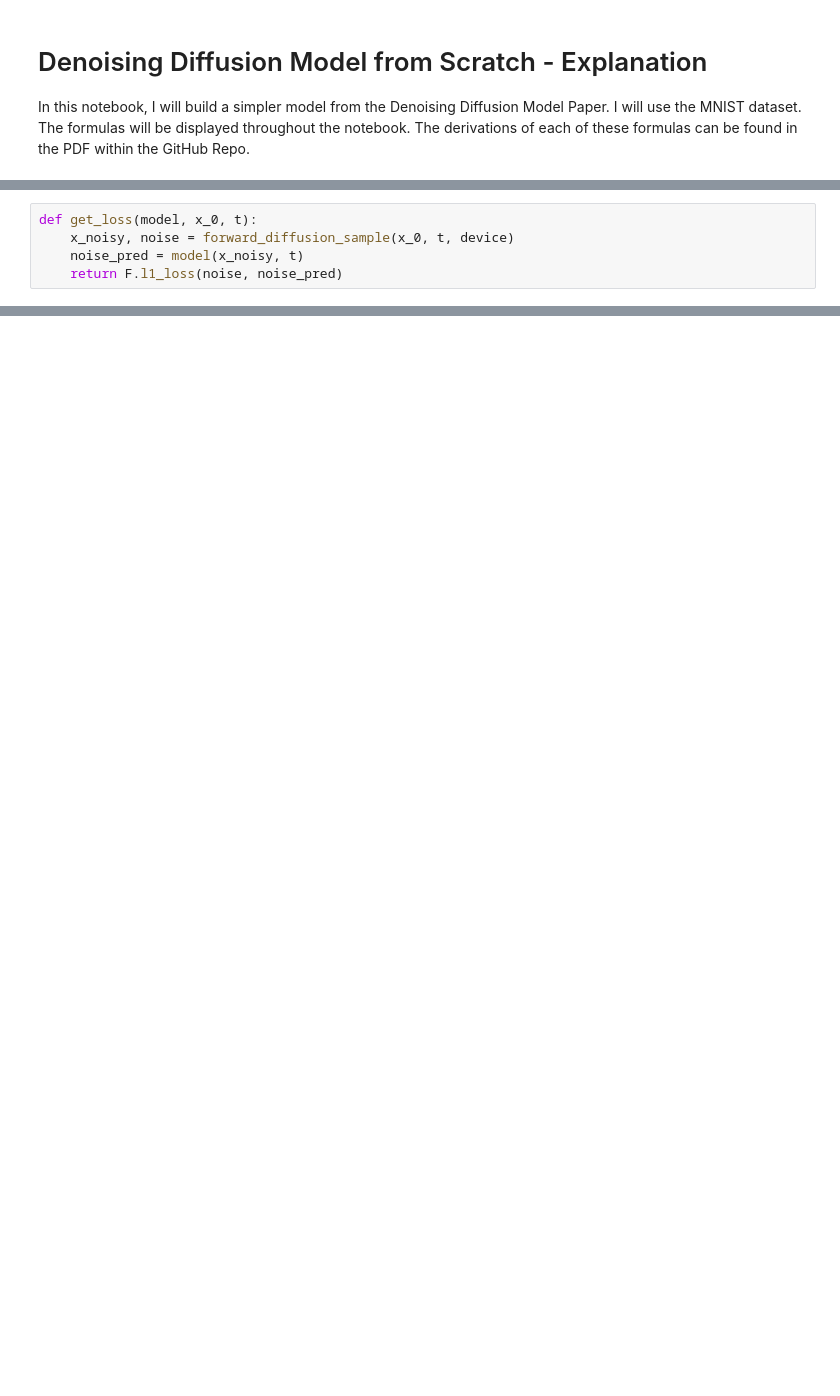
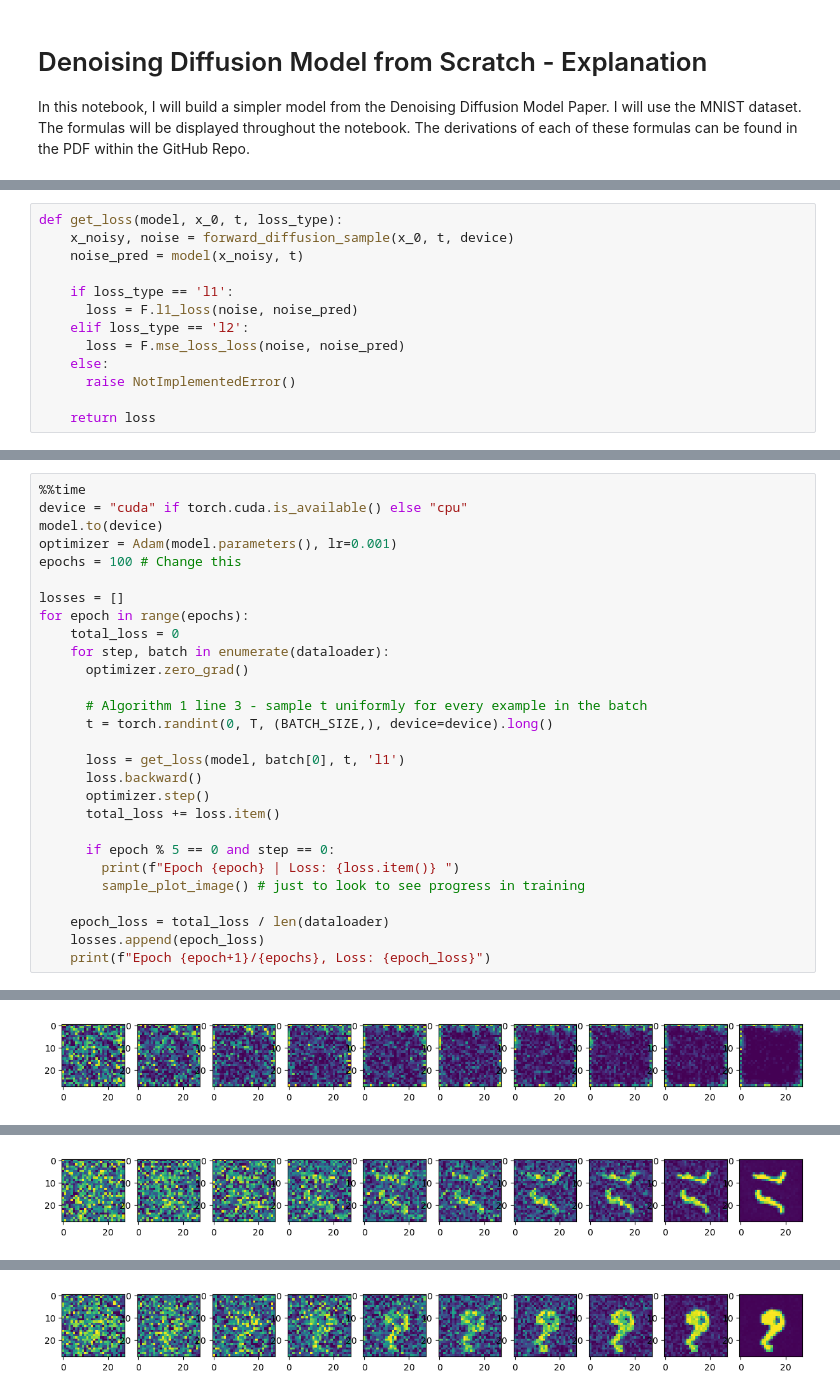
Before and after one commit to CamdenKitowski/DenoisingDiffusionModels, a Jupyter notebook: DenoisingDiffusionModel.ipynb, the cells around one changed output, grey strips where cells are left out. Saved outputs shown, nothing was run; the diff lists cells and outputs as text; blank space fills up the shorter version.

```diff
--- a/DenoisingDiffusionModel.ipynb
+++ b/DenoisingDiffusionModel.ipynb
@@ -198,5 +316,13 @@ class SinusoidalPositionEmbeddings(nn.Module):
 # %%
-def get_loss(model, x_0, t):
+def get_loss(model, x_0, t, loss_type):
     x_noisy, noise = forward_diffusion_sample(x_0, t, device)
     noise_pred = model(x_noisy, t)
-    return F.l1_loss(noise, noise_pred)
+
+    if loss_type == 'l1':
+      loss = F.l1_loss(noise, noise_pred)
+    elif loss_type == 'l2':
+      loss = F.mse_loss_loss(noise, noise_pred)
+    else:
+      raise NotImplementedError()
+
+    return loss
@@ -204,0 +419,29 @@ def get_loss(model, x_0, t):
+# %%
+%%time
+device = "cuda" if torch.cuda.is_available() else "cpu"
+model.to(device)
+optimizer = Adam(model.parameters(), lr=0.001)
+epochs = 100 # Change this
+
+losses = []
+for epoch in range(epochs):
+    total_loss = 0
+    for step, batch in enumerate(dataloader):
+      optimizer.zero_grad()
+
+      # Algorithm 1 line 3 - sample t uniformly for every example in the batch
+      t = torch.randint(0, T, (BATCH_SIZE,), device=device).long()
+
+      loss = get_loss(model, batch[0], t, 'l1')
+      loss.backward()
+      optimizer.step()
+      total_loss += loss.item()
+
+      if epoch % 5 == 0 and step == 0:
+        print(f"Epoch {epoch} | Loss: {loss.item()} ")
+        sample_plot_image() # just to look to see progress in training
+
+    epoch_loss = total_loss / len(dataloader)
+    losses.append(epoch_loss)
+    print(f"Epoch {epoch+1}/{epochs}, Loss: {epoch_loss}")
+# %% [output]
@@ -204,0 +449 @@ def get_loss(model, x_0, t):
+[figure, added]
@@ -204,0 +456 @@ def get_loss(model, x_0, t):
+[figure, added]
@@ -204,0 +463 @@ def get_loss(model, x_0, t):
+[figure, added]
```
Also changed, not shown: parts of 29 cells of this notebook.
